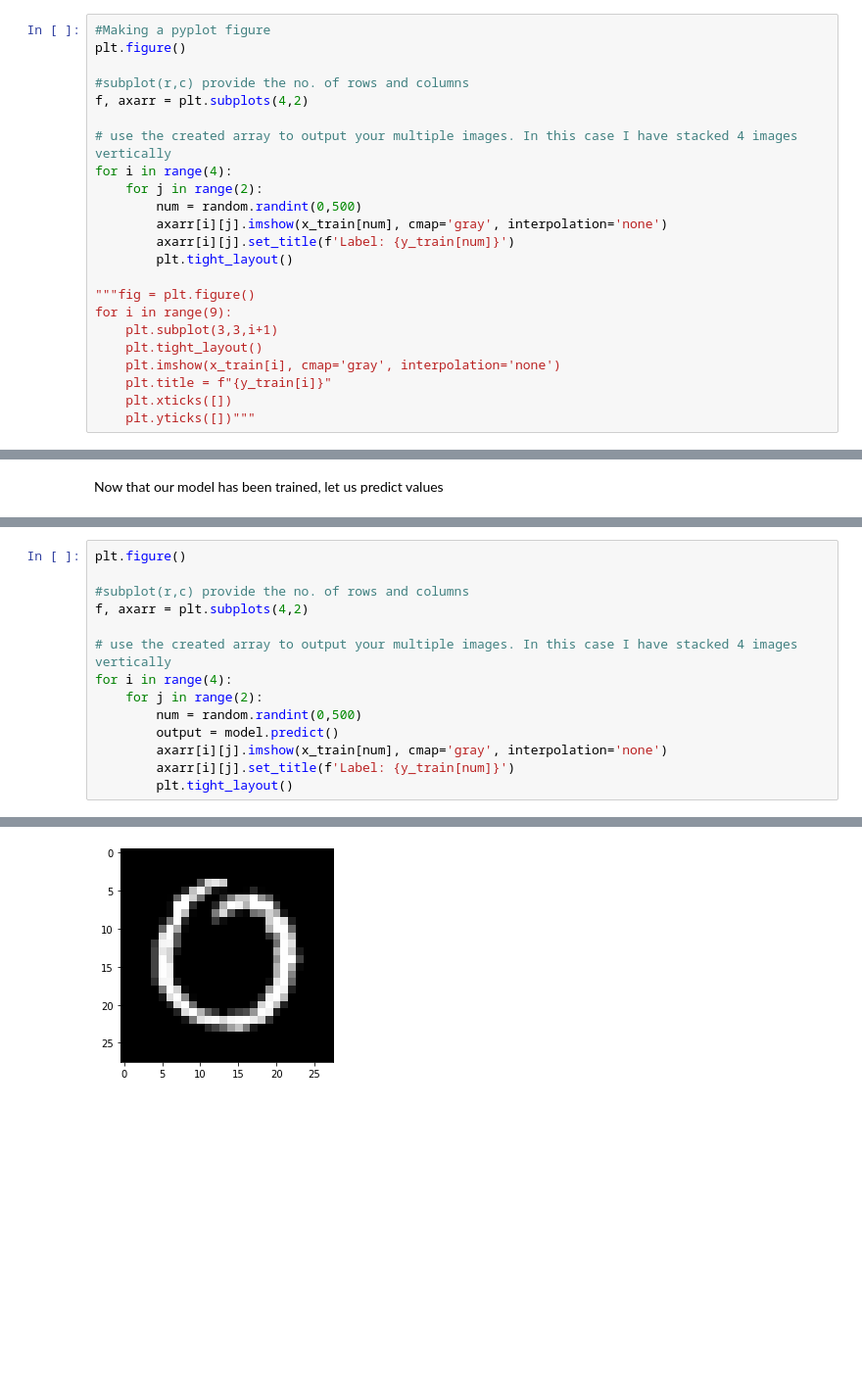
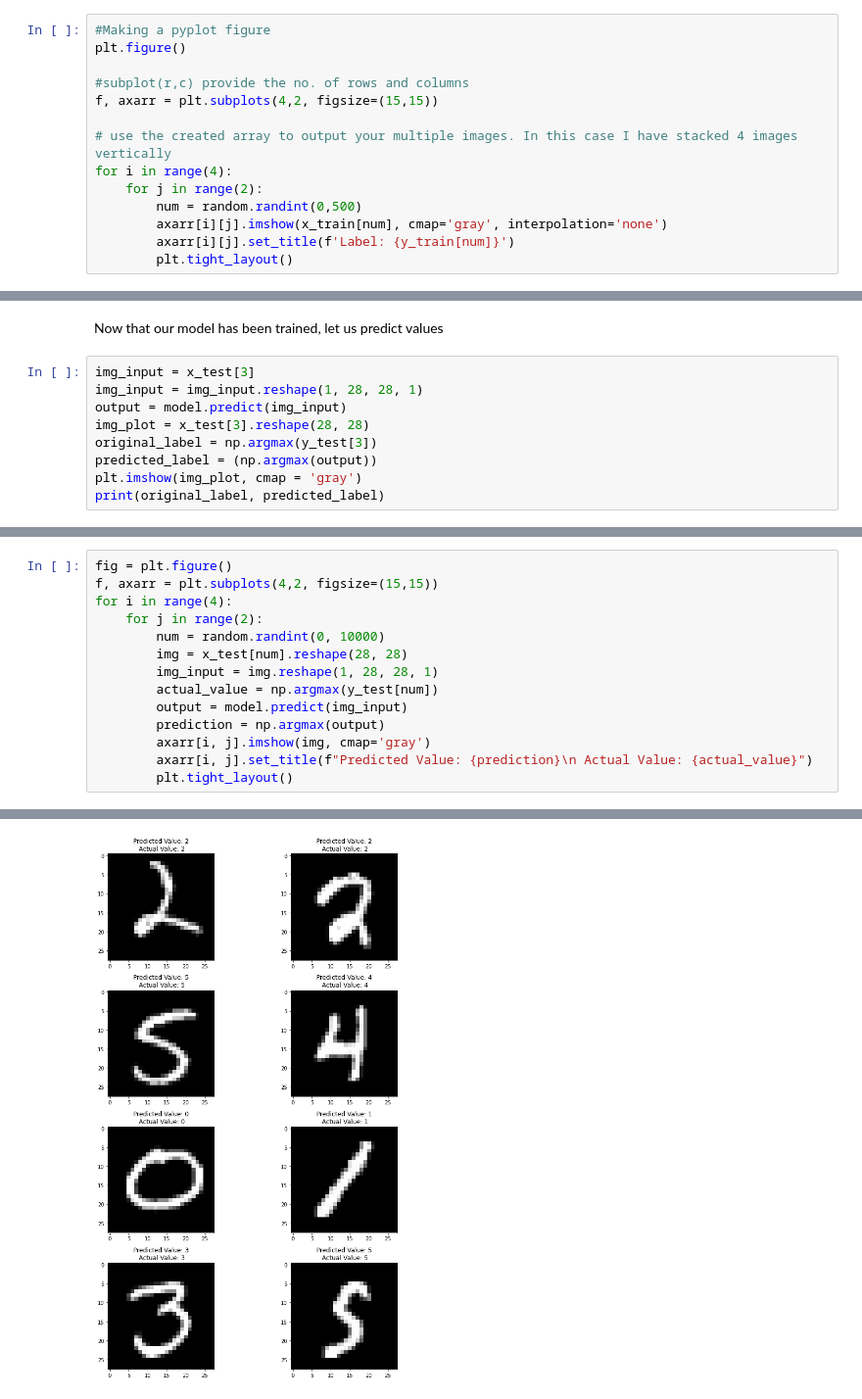
Before and after one commit to HarshitBSharma/Mnist_Handwritten, a Jupyter notebook: Hello World(Machine Learning).ipynb, the cells around one changed output, grey strips where cells are left out. Shown at 98% size. Drawn from its saved outputs; the diff is of its cells as text; blank space fills up the shorter version.

```diff
--- a/Hello World(Machine Learning).ipynb
+++ b/Hello World(Machine Learning).ipynb
@@ -45,7 +45,7 @@ Let us see some sample images
 plt.figure()
 
 #subplot(r,c) provide the no. of rows and columns
-f, axarr = plt.subplots(4,2)
+f, axarr = plt.subplots(4,2, figsize=(15,15))
 
 # use the created array to output your multiple images. In this case I have stacked 4 images vertically
 for i in range(4):
@@ -54,13 +54,4 @@ for i in range(4):
         axarr[i][j].imshow(x_train[num], cmap='gray', interpolation='none')
         axarr[i][j].set_title(f'Label: {y_train[num]}')
         plt.tight_layout()
-
-"""fig = plt.figure()
-for i in range(9):
-    plt.subplot(3,3,i+1)
-    plt.tight_layout()
-    plt.imshow(x_train[i], cmap='gray', interpolation='none')
-    plt.title = f"{y_train[i]}"
-    plt.xticks([])
-    plt.yticks([])"""
 # %% [output]
@@ -168,2 +175,11 @@ plt.show()
 # %% [markdown]
 Now that our model has been trained, let us predict values
+# %%
+img_input = x_test[3]
+img_input = img_input.reshape(1, 28, 28, 1)
+output = model.predict(img_input)
+img_plot = x_test[3].reshape(28, 28)
+original_label = np.argmax(y_test[3])
+predicted_label = (np.argmax(output))
+plt.imshow(img_plot, cmap = 'gray')
+print(original_label, predicted_label)
@@ -170,15 +189,15 @@ Now that our model has been trained, let us predict values
 # %%
-plt.figure()
-
-#subplot(r,c) provide the no. of rows and columns
-f, axarr = plt.subplots(4,2)
-
-# use the created array to output your multiple images. In this case I have stacked 4 images vertically
+fig = plt.figure()
+f, axarr = plt.subplots(4,2, figsize=(15,15))
 for i in range(4):
     for j in range(2):
-        num = random.randint(0,500)
-        output = model.predict()
-        axarr[i][j].imshow(x_train[num], cmap='gray', interpolation='none')
-        axarr[i][j].set_title(f'Label: {y_train[num]}')
+        num = random.randint(0, 10000)
+        img = x_test[num].reshape(28, 28)
+        img_input = img.reshape(1, 28, 28, 1)
+        actual_value = np.argmax(y_test[num])
+        output = model.predict(img_input)
+        prediction = np.argmax(output)
+        axarr[i, j].imshow(img, cmap='gray')
+        axarr[i, j].set_title(f"Predicted Value: {prediction}\n Actual Value: {actual_value}")
         plt.tight_layout()
 # %% [output]
@@ -185 +205 @@ for i in range(4):
-[figure, old version]
+[figure, new version]
```
Also changed, not shown: parts of 10 cells of this notebook.
